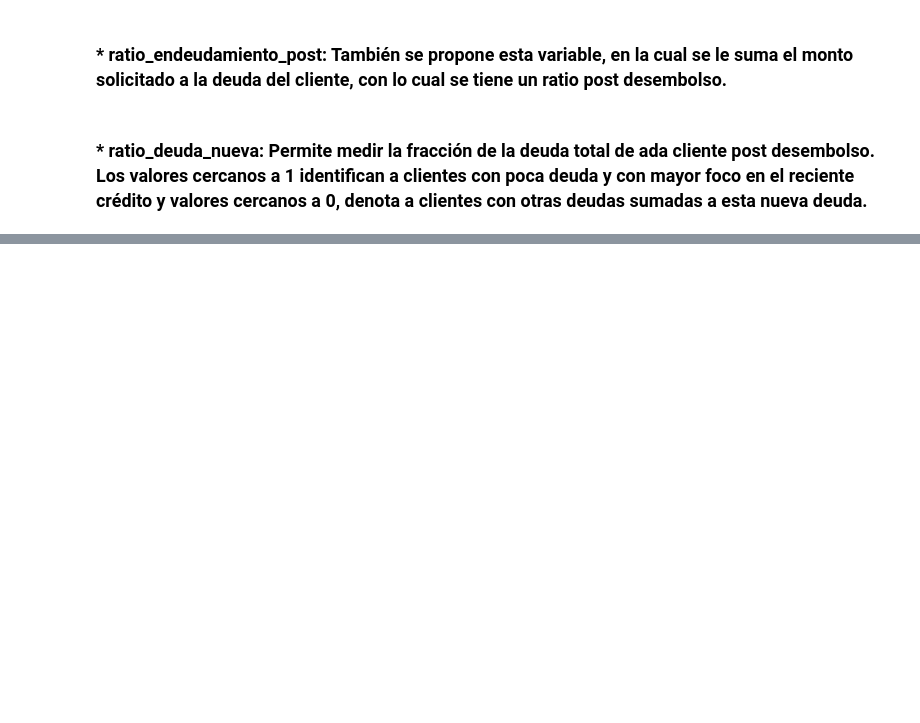
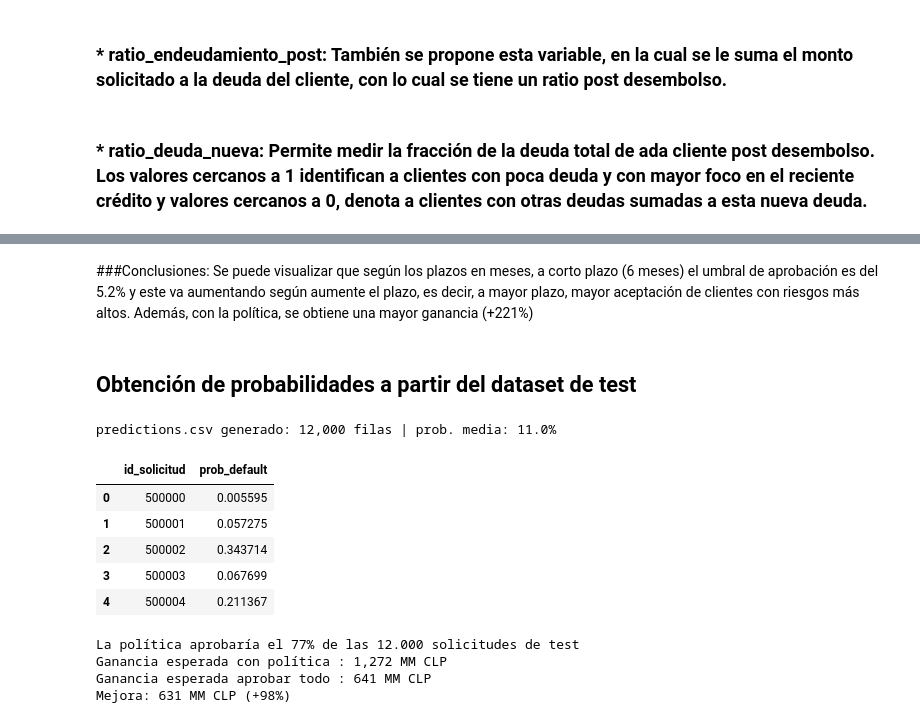
Before and after one commit to cristiancs1/DataScientistTest, a Jupyter notebook: BICE_DS_test.ipynb, the cells around one changed output, grey strips where cells are left out. Cells and saved outputs as stored; diff of their text form; code cells hidden in the pictures; blank space fills up the shorter version.

Commit message:
Add files via upload
Modelamiento y obtención de resultados.

```diff
--- a/BICE_DS_test.ipynb
+++ b/BICE_DS_test.ipynb
@@ -384,0 +393,10 @@ df_test['ratio_deuda_nueva'] = df_test['monto_solicitado'] / (df_test['deuda_sis
+# %%
+# Columnas que NO entran al modelo: identificadores, target, fecha y la variable con FUGA
+# (num_contactos_ult_trimestre registra cobranza posterior al desembolso -> se excluye)
+excluir = ['id_solicitud', 'fecha_solicitud', 'default_12m', 'num_contactos_ult_trimestre']
+features = [c for c in df_train.columns if c not in excluir]
+
+categoricas = ['tipo_empleo', 'region', 'canal', 'dia_semana_solicitud']
+for c in categoricas:
+    df_train[c] = df_train[c].astype('category')
+    df_test[c]  = df_test[c].astype('category')
@@ -384,0 +555,49 @@ df_test['ratio_deuda_nueva'] = df_test['monto_solicitado'] / (df_test['deuda_sis
+# %% [markdown]
+###Conclusiones: Se puede visualizar que según los plazos en meses, a corto plazo (6 meses) el umbral de aprobación es del 5.2% y este va aumentando según aumente el plazo, es decir, a mayor plazo, mayor aceptación de clientes con riesgos más altos. Además, con la política, se obtiene una mayor ganancia (+221%)
+# %% [markdown]
+## Obtención de probabilidades a partir del dataset de test
+# %%
+m_final = xgb.XGBClassifier(
+        n_estimators=800,
+        learning_rate=0.03,
+        max_depth=5,
+        min_child_weight=100,
+        subsample=0.8,
+        colsample_bytree=0.8,
+        reg_lambda=5.0,
+        random_state=101,
+        enable_categorical=True,
+        tree_method='hist',
+        eval_metric='auc',
+        verbose=-1)
+
+m_final.fit(df_train[features], df_train['default_12m'])
+prob_test = m_final.predict_proba(df_test[features])[:, 1]
+# %%
+pred = pd.DataFrame({'id_solicitud': df_test.id_solicitud, 'prob_default': prob_test})
+assert len(pred) == 12000 and pred.id_solicitud.is_unique and pred.prob_default.between(0, 1).all()
+pred.to_csv('predictions.csv', index=False)
+print(f'predictions.csv generado: {len(pred):,} filas | prob. media: {prob_test.mean():.1%}')
+pred.head()
+# %% [output]
+predictions.csv generado: 12,000 filas | prob. media: 11.0%
+|  | id_solicitud | prob_default |
+| 0 | 500000 | 0.005595 |
+| 1 | 500001 | 0.057275 |
+| 2 | 500002 | 0.343714 |
+| 3 | 500003 | 0.067699 |
+| 4 | 500004 | 0.211367 |
+# %%
+G_te, L_te, umbral_te = economia(df_test)
+ve_test = (1 - prob_test) * G_te - prob_test * L_te   # valor esperado por solicitud
+aprueba_te = prob_test < umbral_te
+print(f'La política aprobaría el {aprueba_te.mean():.0%} de las 12.000 solicitudes de test')
+print(f'Ganancia esperada con política : {ve_test[aprueba_te].sum()/1e6:,.0f} MM CLP')
+print(f'Ganancia esperada aprobar todo : {ve_test.sum()/1e6:,.0f} MM CLP')
+print(f'Mejora: {(ve_test[aprueba_te].sum() -ve_test.sum())/1e6:,.0f} MM CLP '
+      f'({ve_test[aprueba_te].sum()/ve_test.sum()-1:+.0%})')
+# %% [output]
+La política aprobaría el 77% de las 12.000 solicitudes de test
+Ganancia esperada con política : 1,272 MM CLP
+Ganancia esperada aprobar todo : 641 MM CLP
+Mejora: 631 MM CLP (+98%)
```
Also changed, not shown: parts of 14 cells of this notebook.
